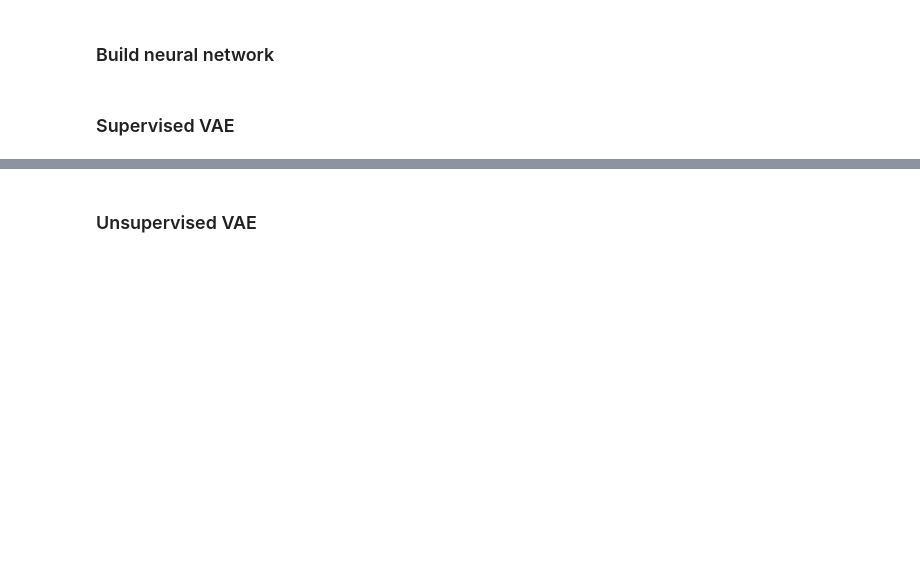
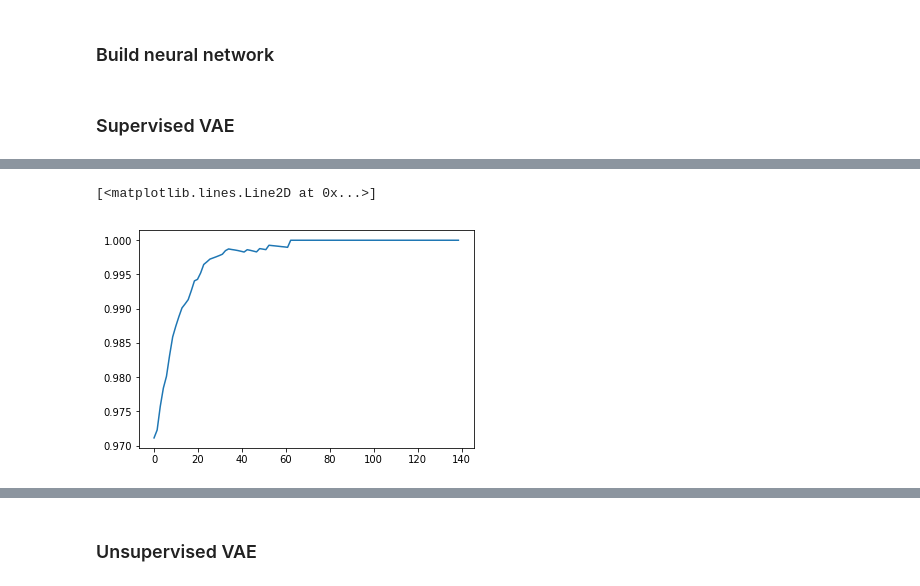
Before and after one commit to macjankowski/vae_models, a Jupyter notebook: pub2/generic_vae-better-latent-space.ipynb, the cells around one changed output, grey strips where cells are left out. Saved outputs shown, nothing was run; the diff lists cells and outputs as text; code cells hidden in the pictures; blank space fills up the shorter version.

```diff
--- a/pub2/generic_vae-better-latent-space.ipynb
+++ b/pub2/generic_vae-better-latent-space.ipynb
@@ -336,0 +433,2 @@ class VClassifier:
+# %%
+prediction, score_arr = model_supervised.predict(X_test)
@@ -336,0 +444,10 @@ class VClassifier:
+# %%
+x_plot = np.linspace(0,max_score,100)
+# %%
+accuracy_plot = [accuracy_for_score(prediction, y_test, score_arr, s) for s in x_plot]
+class_ratio = [classification_ratio(score_arr, s) for s in x_plot]
+# %%
+plt.plot(x_plot, accuracy_plot)
+# %% [output]
+[<matplotlib.lines.Line2D at 0x...>]
+[figure, added]
```
Also changed, not shown: parts of 48 cells of this notebook, 14 other files.
